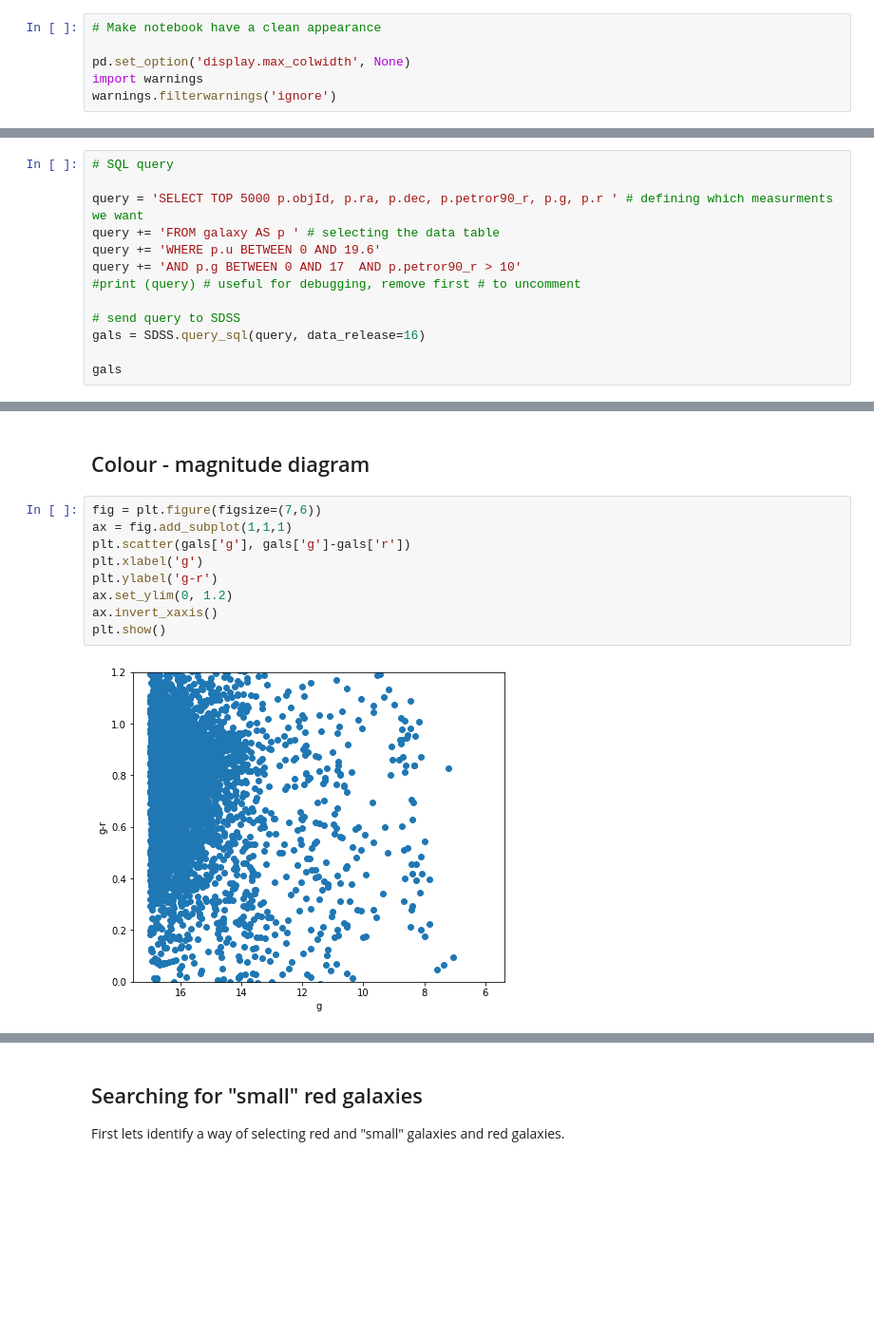
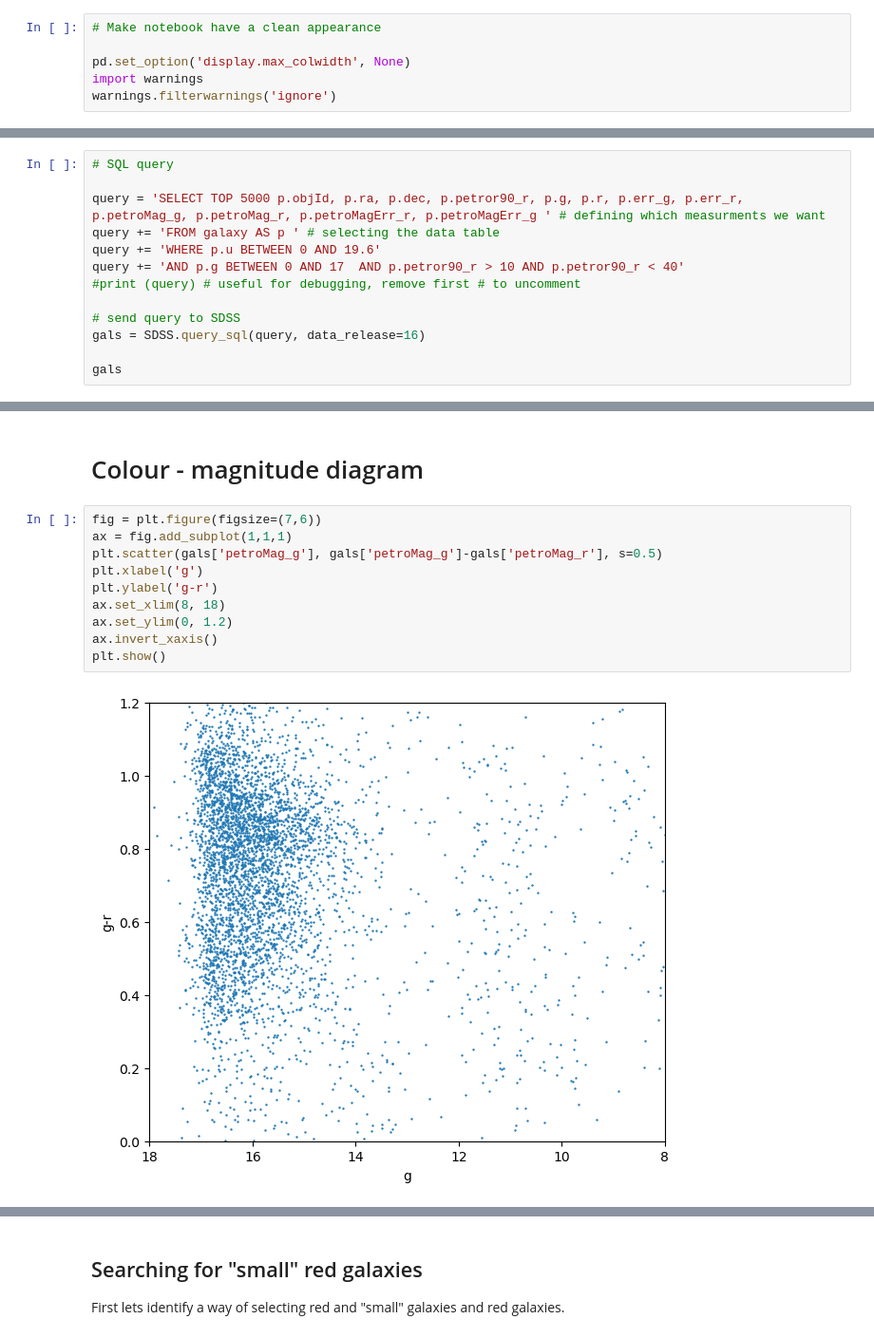
Before and after one commit to helgadenes/Astrophysical_Objects_yachay, a Jupyter notebook: Tutorials/AGN/SDSS_data.ipynb, the cells around one changed output, grey strips where cells are left out. Shown at 95% size. Drawn from its saved outputs; the diff is of its cells as text; blank space fills up the shorter version.

```diff
--- a/Tutorials/AGN/SDSS_data.ipynb
+++ b/Tutorials/AGN/SDSS_data.ipynb
@@ -46,10 +59,10 @@ In short, every SQL command consists of three blocks:
 # %%
 # SQL query
 
-query = 'SELECT TOP 5000 p.objId, p.ra, p.dec, p.petror90_r, p.g, p.r ' # defining which measurments we want
+query = 'SELECT TOP 5000 p.objId, p.ra, p.dec, p.petror90_r, p.g, p.r, p.err_g, p.err_r, p.petroMag_g, p.petroMag_r, p.petroMagErr_r, p.petroMagErr_g ' # defining which measurments we want
 query += 'FROM galaxy AS p ' # selecting the data table
 query += 'WHERE p.u BETWEEN 0 AND 19.6'
-query += 'AND p.g BETWEEN 0 AND 17  AND p.petror90_r > 10'
+query += 'AND p.g BETWEEN 0 AND 17  AND p.petror90_r > 10 AND p.petror90_r < 40'
 #print (query) # useful for debugging, remove first # to uncomment
 
 # send query to SDSS
@@ -90,13 +120,14 @@ gals.keys()
 # %% [markdown]
-## Colour - magnitude diagram
+# Colour - magnitude diagram
 # %%
 fig = plt.figure(figsize=(7,6))
 ax = fig.add_subplot(1,1,1)
-plt.scatter(gals['g'], gals['g']-gals['r'])
+plt.scatter(gals['petroMag_g'], gals['petroMag_g']-gals['petroMag_r'], s=0.5)
 plt.xlabel('g')
 plt.ylabel('g-r')
+ax.set_xlim(8, 18)
 ax.set_ylim(0, 1.2)
 ax.invert_xaxis()
 plt.show()
 # %% [output]
-[figure, old version]
+[figure, new version]
```
Also changed, not shown: parts of 28 cells of this notebook, 3 other files.
